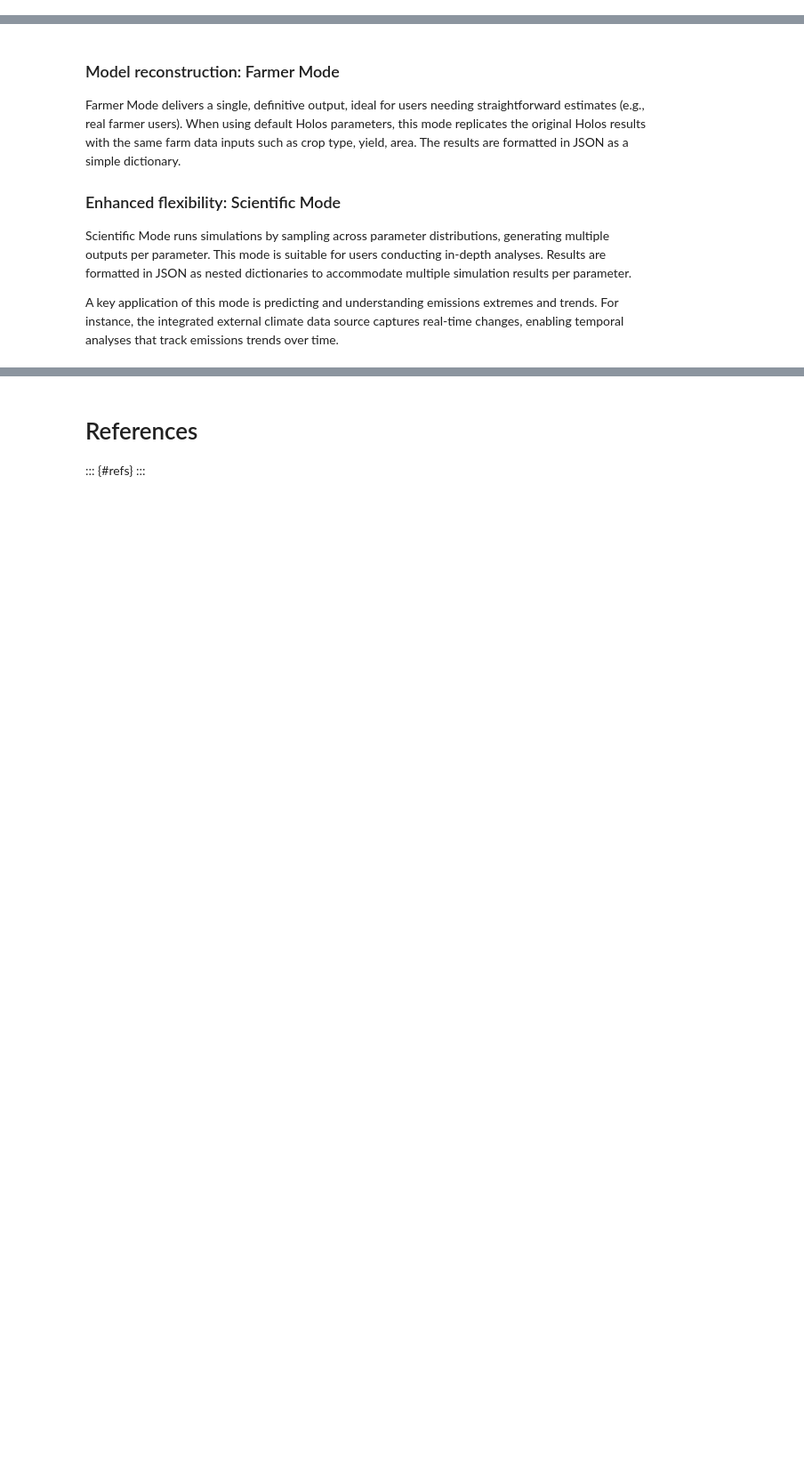
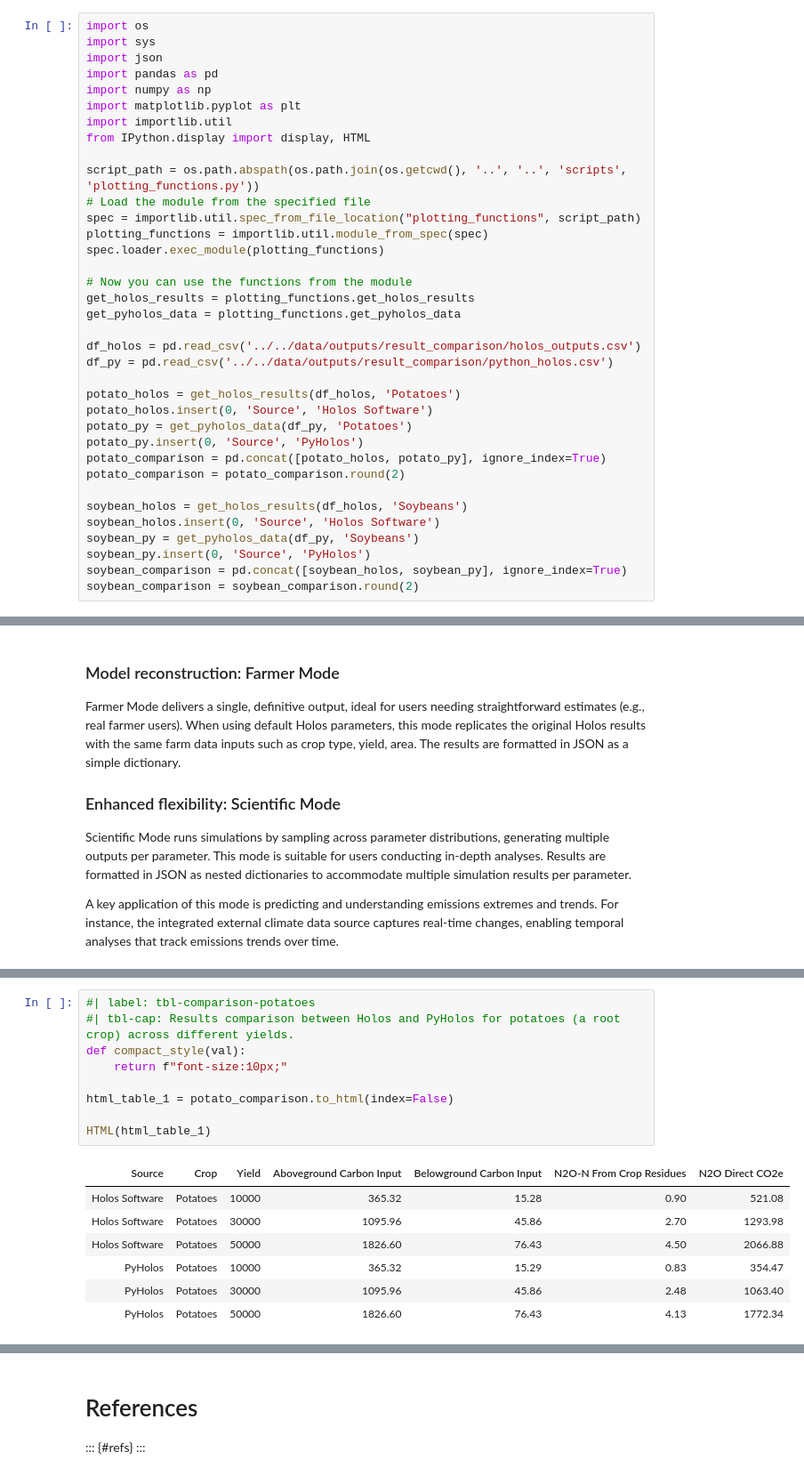
Before and after one commit to ubc-litefarm-datateam/pyHolos-Litefarm, a Jupyter notebook: reports/yh_report_summary_31/yh_report.ipynb, the cells around one changed output, grey strips where cells are left out. Shown at 89% size. Drawn from its saved outputs; the diff is of its cells as text; blank space fills up the shorter version.

```diff
--- a/reports/yh_report_summary_31/yh_report.ipynb
+++ b/reports/yh_report_summary_31/yh_report.ipynb
@@ -23,4 +26,40 @@ jupyter:
 ---
+# %%
+import os
+import sys
+import json
+import pandas as pd
+import numpy as np
+import matplotlib.pyplot as plt
+import importlib.util
+from IPython.display import display, HTML
+
+script_path = os.path.abspath(os.path.join(os.getcwd(), '..', '..', 'scripts', 'plotting_functions.py'))
+# Load the module from the specified file
+spec = importlib.util.spec_from_file_location("plotting_functions", script_path)
+plotting_functions = importlib.util.module_from_spec(spec)
+spec.loader.exec_module(plotting_functions)
+
+# Now you can use the functions from the module
+get_holos_results = plotting_functions.get_holos_results
+get_pyholos_data = plotting_functions.get_pyholos_data
+
+df_holos = pd.read_csv('../../data/outputs/result_comparison/holos_outputs.csv')
+df_py = pd.read_csv('../../data/outputs/result_comparison/python_holos.csv')
+
+potato_holos = get_holos_results(df_holos, 'Potatoes')
+potato_holos.insert(0, 'Source', 'Holos Software')
+potato_py = get_pyholos_data(df_py, 'Potatoes')
+potato_py.insert(0, 'Source', 'PyHolos')
+potato_comparison = pd.concat([potato_holos, potato_py], ignore_index=True)
+potato_comparison = potato_comparison.round(2)
+
+soybean_holos = get_holos_results(df_holos, 'Soybeans')
+soybean_holos.insert(0, 'Source', 'Holos Software')
+soybean_py = get_pyholos_data(df_py, 'Soybeans')
+soybean_py.insert(0, 'Source', 'PyHolos')
+soybean_comparison = pd.concat([soybean_holos, soybean_py], ignore_index=True)
+soybean_comparison = soybean_comparison.round(2)
 # %% [markdown]
 # Executive summary
 In collaboration with LiteFarm, we developed PyHolos, a Python-based model designed to enhance greenhouse gas emissions calculations, specifically for nitrous oxide. PyHolos integrates seamlessly with the existing LiteFarm framework. It also incorporates external data sources and allows for user-defined parameter ranges, offering improvements over the original Holos model. This product not only provides farmers with emissions estimates for informed decision-making, but also assists researchers by facilitating uncertainty analysis for parameters and regions with significant data variability. While PyHolos is robust, the emission estimates have shown minor discrepancies compared to those of the original Holos software. We recommend ongoing communication with the Holos team for further improvement.
@@ -93,0 +149,17 @@ A key application of this mode is predicting and understanding emissions extreme
+# %%
+#| label: tbl-comparison-potatoes
+#| tbl-cap: Results comparison between Holos and PyHolos for potatoes (a root crop) across different yields.
+def compact_style(val):
+    return f"font-size:10px;"
+
+html_table_1 = potato_comparison.to_html(index=False)
+
+HTML(html_table_1)
+# %% [output]
+| Source | Crop | Yield | Aboveground Carbon Input | Belowground Carbon Input | N2O-N From Crop Residues | N2O Direct CO2e |
+| Holos Software | Potatoes | 10000 | 365.32 | 15.28 | 0.90 | 521.08 |
+| Holos Software | Potatoes | 30000 | 1095.96 | 45.86 | 2.70 | 1293.98 |
+| Holos Software | Potatoes | 50000 | 1826.60 | 76.43 | 4.50 | 2066.88 |
+| PyHolos | Potatoes | 10000 | 365.32 | 15.29 | 0.83 | 354.47 |
+| PyHolos | Potatoes | 30000 | 1095.96 | 45.86 | 2.48 | 1063.40 |
+| PyHolos | Potatoes | 50000 | 1826.60 | 76.43 | 4.13 | 1772.34 |
```
Also changed, not shown: parts of 21 cells of this notebook, 6 other files.
